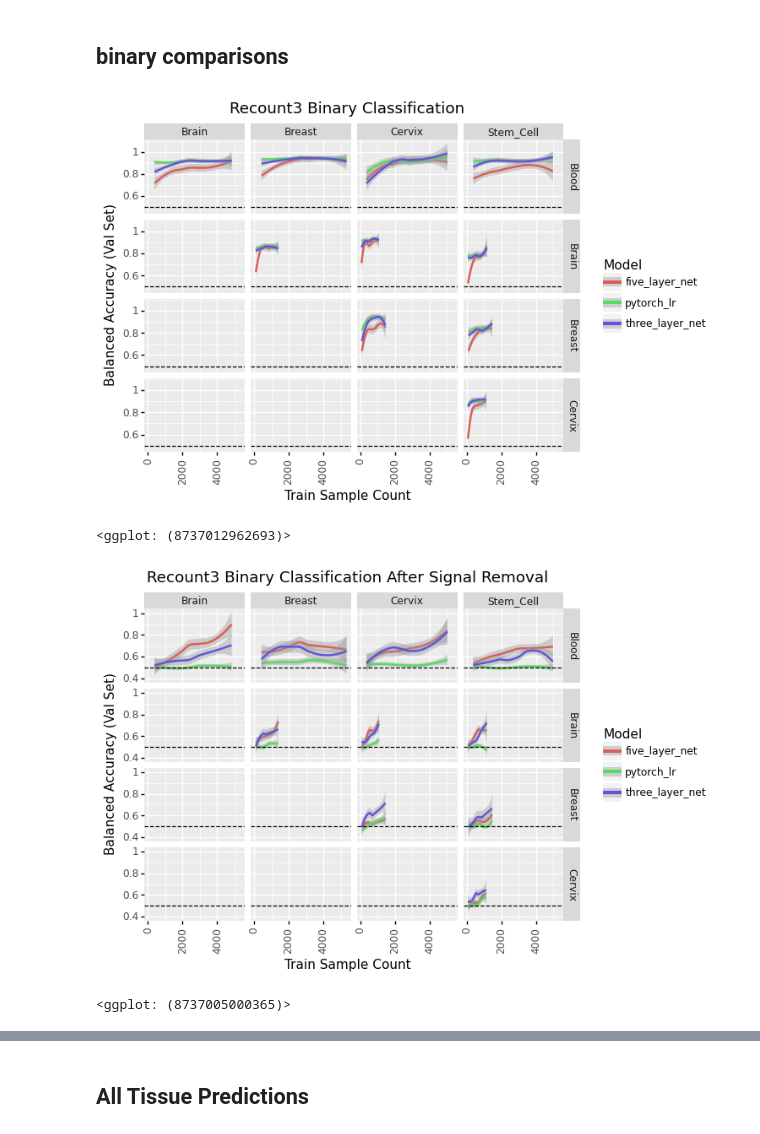
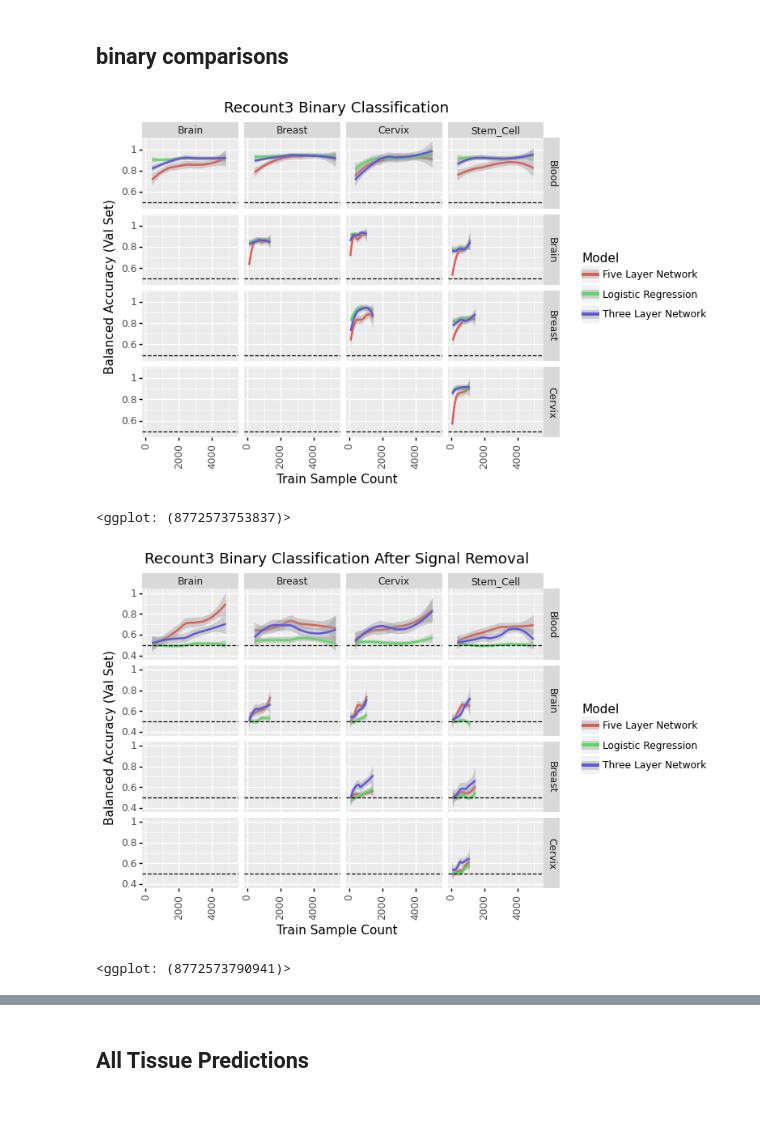
Before and after one commit to greenelab/linear_signal, a Jupyter notebook: notebook/analysis/visualize_results.ipynb, the cells around one changed output, grey strips where cells are left out. Cells and saved outputs as stored; diff of their text form; code cells hidden in the pictures.

```diff
--- a/notebook/analysis/visualize_results.ipynb
+++ b/notebook/analysis/visualize_results.ipynb
@@ -69,30 +69,31 @@ for path in in_files:
     run_results = pd.concat([run_results, new_df])
 
 run_results['train_count'] = run_results['train sample count']
-run_results['Model'] = run_results['Model'].str.replace('pytorch_supervised', 'three_layer_net')
-run_results['Model'] = run_results['Model'].str.replace('deep_net', 'five_layer_net')
+run_results['Model'] = run_results['Model'].str.replace('pytorch_supervised', 'Three Layer Network')
+run_results['Model'] = run_results['Model'].str.replace('deep_net', 'Five Layer Network')
+run_results['Model'] = run_results['Model'].str.replace('pytorch_lr', 'Logistic Regression')
 # %% [markdown]
 ## binary comparisons
 # %%
 recount_binary_df = run_results[run_results['correction_method'] == 'unmodified']
-recount_binary_df = recount_binary_df[recount_binary_df['Model'].isin(['three_layer_net', 'five_layer_net', 'pytorch_lr'])]
+recount_binary_df = recount_binary_df[recount_binary_df['Model'].isin(['Three Layer Network', 'Five Layer Network', 'Logistic Regression'])]
 plot = ggplot(recount_binary_df, aes(x='train_count', y='balanced_accuracy', color='Model'))
 plot += geom_smooth()
 
 plot += geom_hline(yintercept=.5, linetype='dashed')
 plot += xlab('Train Sample Count')
 plot += ylab('Balanced Accuracy (Val Set)')
 plot += facet_grid(['tissue1', 'tissue2'], scales='fixed')
 plot += ggtitle('Recount3 Binary Classification')
 plot += theme(axis_text_x=element_text(rotation=90, hjust=.25))
 plot.save('../../figures/recount_binary.svg')
 plot
 # %% [output]
-[figure, old version]
+[figure, new version]
-<ggplot: (8737012962693)>
+<ggplot: (8772573753837)>
 # %%
 sr_recount_binary_df = run_results[run_results['correction_method'] == 'signal_removed']
-sr_recount_binary_df = sr_recount_binary_df[sr_recount_binary_df['Model'].isin(['three_layer_net', 'five_layer_net', 'pytorch_lr'])]
+sr_recount_binary_df = sr_recount_binary_df[sr_recount_binary_df['Model'].isin(['Three Layer Network', 'Five Layer Network', 'Logistic Regression'])]
 plot = ggplot(sr_recount_binary_df, aes(x='train_count', y='balanced_accuracy', color='Model'))
 plot += geom_smooth()
 plot += geom_hline(yintercept=.5, linetype='dashed')
@@ -106,8 +107,8 @@ plot += theme(axis_text_x=element_text(rotation=90, hjust=.25))
 plot.save('../../figures/recount_binary_signal_removed.svg')
 plot
 # %% [output]
-[figure, old version]
+[figure, new version]
-<ggplot: (8737005000365)>
+<ggplot: (8772573790941)>
 # %%
 sr_recount_binary_df = sr_recount_binary_df.loc[:,['balanced_accuracy', 'Model', 'train_count', 'tissue1', 'tissue2']]
 sr_recount_binary_df['Correction'] = 'Signal Removed'
```
Also changed, not shown: parts of 96 cells of this notebook.
